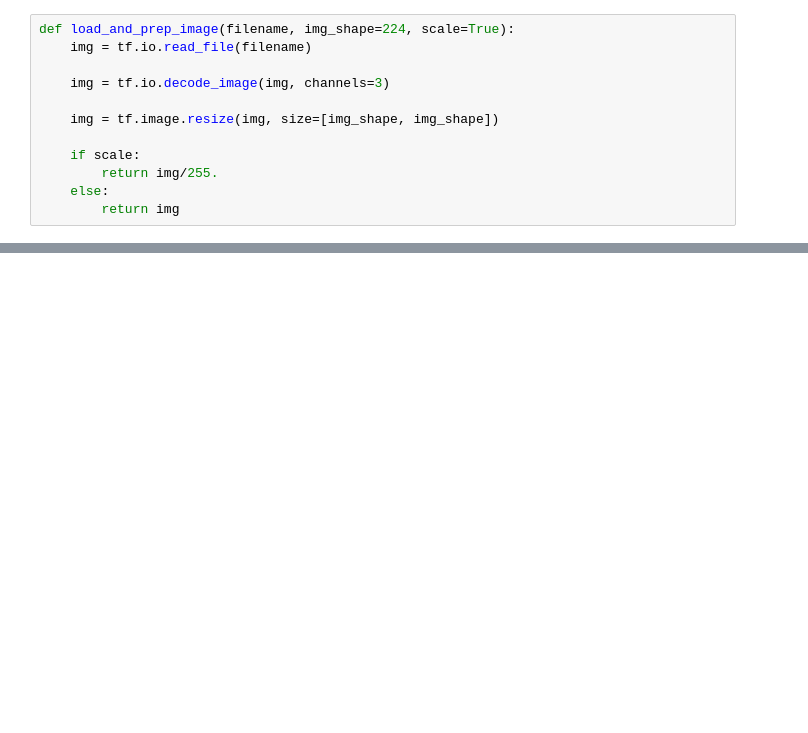
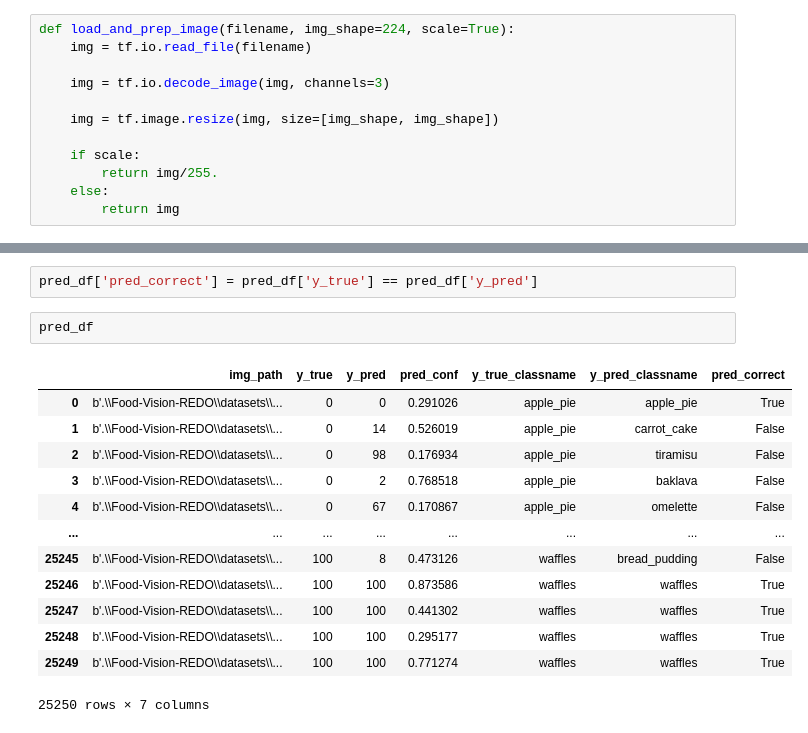
Before and after one commit to jjaimwork/CNN-Computer-Vision-Food-Vision-From-Scratch, a Jupyter notebook: CNN - Scaling Up to 101 Classes.ipynb, the cells around one changed output, grey strips where cells are left out. Saved outputs shown, nothing was run; the diff lists cells and outputs as text; blank space fills up the shorter version.

```diff
--- a/CNN - Scaling Up to 101 Classes.ipynb
+++ b/CNN - Scaling Up to 101 Classes.ipynb
@@ -760,0 +805,18 @@ for i in range(3):
+# %%
+pred_df['pred_correct'] = pred_df['y_true'] == pred_df['y_pred']
+# %%
+pred_df
+# %% [output]
+|  | img_path | y_true | y_pred | pred_conf | y_true_classname | y_pred_classname | pred_correct |
+| 0 | b'.\\Food-Vision-REDO\\datasets\\... | 0 | 0 | 0.291026 | apple_pie | apple_pie | True |
+| 1 | b'.\\Food-Vision-REDO\\datasets\\... | 0 | 14 | 0.526019 | apple_pie | carrot_cake | False |
+| 2 | b'.\\Food-Vision-REDO\\datasets\\... | 0 | 98 | 0.176934 | apple_pie | tiramisu | False |
+| 3 | b'.\\Food-Vision-REDO\\datasets\\... | 0 | 2 | 0.768518 | apple_pie | baklava | False |
+| 4 | b'.\\Food-Vision-REDO\\datasets\\... | 0 | 67 | 0.170867 | apple_pie | omelette | False |
+| ... | ... | ... | ... | ... | ... | ... | ... |
+| 25245 | b'.\\Food-Vision-REDO\\datasets\\... | 100 | 8 | 0.473126 | waffles | bread_pudding | False |
+| 25246 | b'.\\Food-Vision-REDO\\datasets\\... | 100 | 100 | 0.873586 | waffles | waffles | True |
+| 25247 | b'.\\Food-Vision-REDO\\datasets\\... | 100 | 100 | 0.441302 | waffles | waffles | True |
+| 25248 | b'.\\Food-Vision-REDO\\datasets\\... | 100 | 100 | 0.295177 | waffles | waffles | True |
+| 25249 | b'.\\Food-Vision-REDO\\datasets\\... | 100 | 100 | 0.771274 | waffles | waffles | True |
+25250 rows × 7 columns
```
Also changed, not shown: parts of 48 cells of this notebook.
